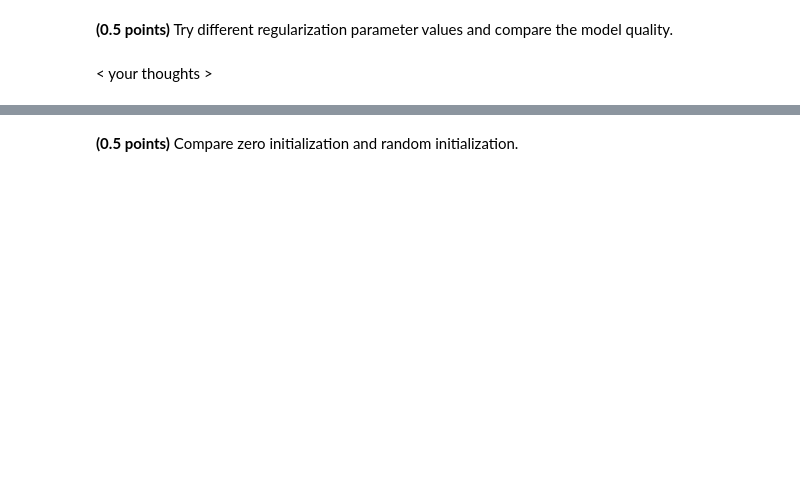
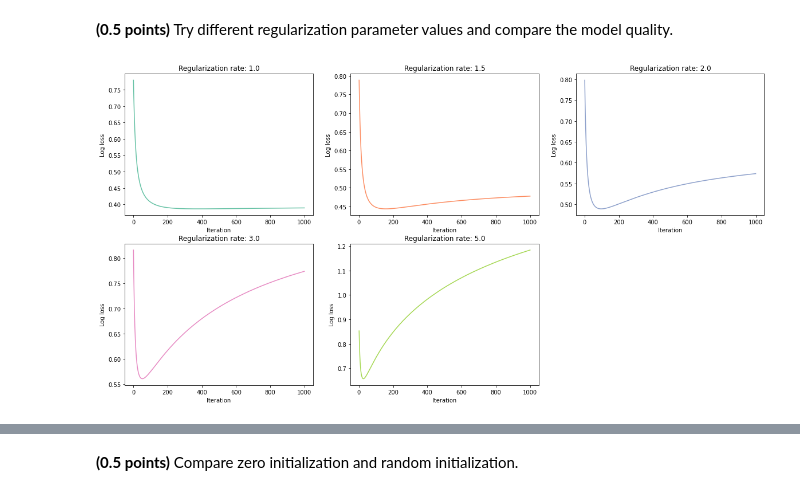
Before and after one commit to OksanaZaitseva/rsschool, a Jupyter notebook: 5_classification_linear_knn/hw_classification_final.ipynb, the cells around one changed output, grey strips where cells are left out. Drawn from its saved outputs; the diff is of its cells as text; code cells hidden in the pictures; blank space fills up the shorter version.

```diff
--- a/5_classification_linear_knn/hw_classification_final.ipynb
+++ b/5_classification_linear_knn/hw_classification_final.ipynb
@@ -194,2 +251,23 @@ assert min(train_acc, test_acc) > 0.9
-# %% [markdown]
-< your thoughts >
+# %%
+C_values = [1.0, 1.5, 2.0, 3.0, 5.0]
+train_metric, test_metric, logloss = [], [], {}
+for c in C_values:
+    clf = CustomLogisticRegression(C=c)
+    clf.fit(X_train, y_train)
+
+    logloss[c] = clf.logloss
+    train_metric.append( metrics.accuracy_score(y_pred=clf.predict(X_train), y_true=y_train))
+    test_metric.append(metrics.accuracy_score(y_pred=clf.predict(X_test), y_true=y_test))
+# %%
+plt.figure(figsize=(20, 10))
+palette = itertools.cycle(sns.color_palette("Set2"))
+
+for i, key in enumerate(logloss.keys(), 1):
+    c = next(palette)
+    plt.subplot(2,3,i)
+    sns.lineplot(x=range(1, len(logloss[key])+1), y=logloss[key], color=c)
+    plt.xlabel('Iteration')
+    plt.ylabel('Log loss')
+    plt.title(f'Regularization rate: {key}')
+# %% [output]
+[figure, added]
```
Also changed, not shown: parts of 100 cells of this notebook.
